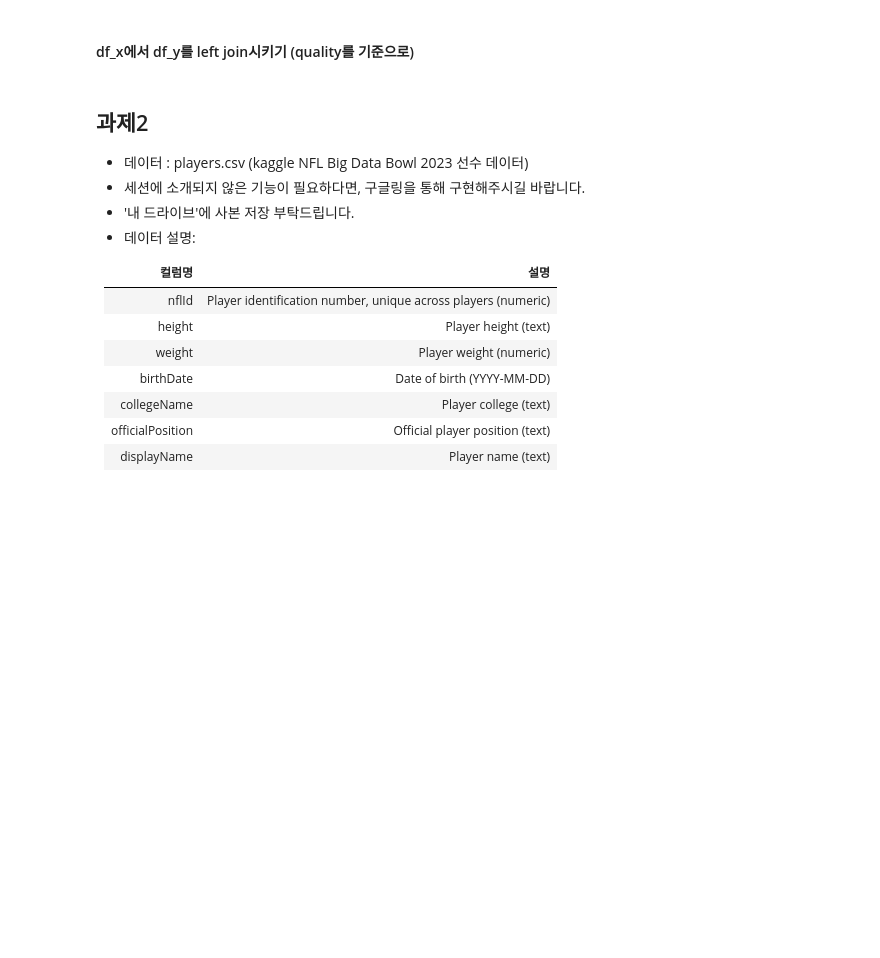
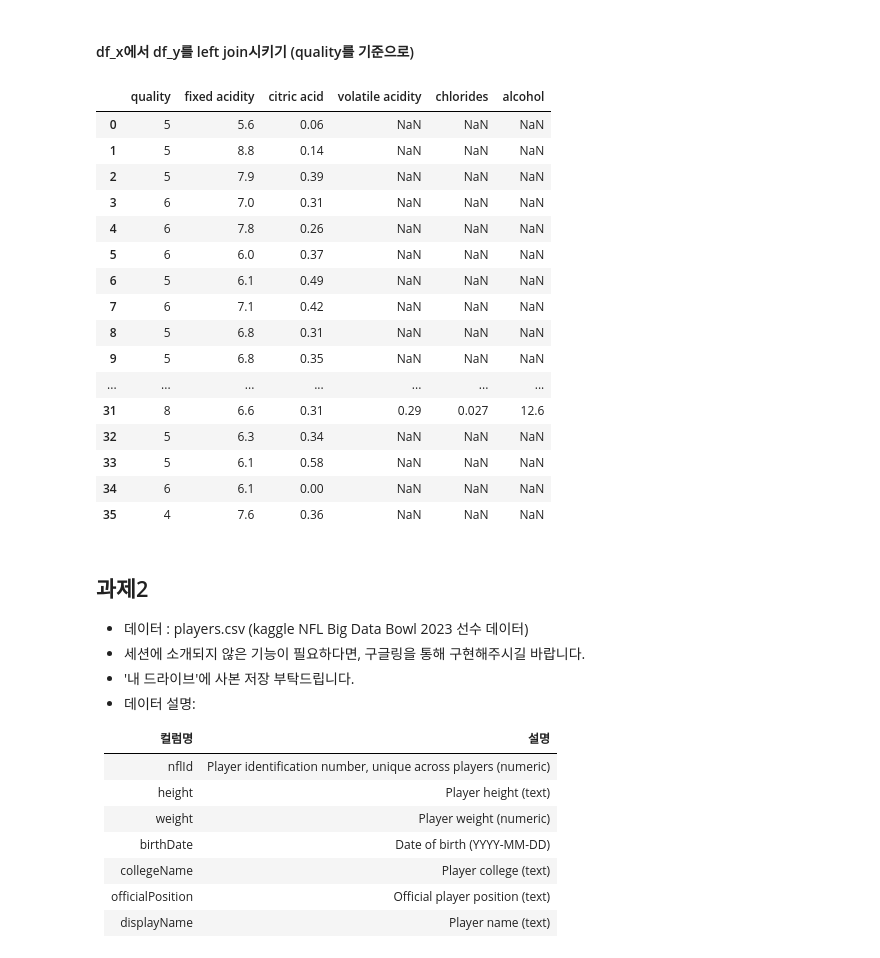
Before and after one commit to kimkimwonwon/22th_newcomer, a Jupyter notebook: 0110_Pandas_Numpy/pandas_numpy_22기 교육세션_과제의 사본.ipynb, the cells around one changed output. Cells and saved outputs as stored; diff of their text form; code cells hidden in the pictures; blank space fills up the shorter version.

```diff
--- a/0110_Pandas_Numpy/pandas_numpy_22기 교육세션_과제의 사본.ipynb
+++ b/0110_Pandas_Numpy/pandas_numpy_22기 교육세션_과제의 사본.ipynb
@@ -21,3 +22,3 @@ drive.mount('/content/gdrive')
 # %%
-data = pd.read_csv('/content/gdrive/MyDrive/~~~/wine.csv') # wine.csv: '내 드라이브'에 사본 저장 후, 경로 수정
+data = pd.read_csv('wine.csv') # wine.csv: '내 드라이브'에 사본 저장 후, 경로 수정
 data.head()
@@ -24,4 +32,5 @@ data.head()
 # %%
 # 인덱스 컬럼 드랍하기
+data.drop(columns=['index'],inplace=True)
 # %% [markdown]
 #### 데이터 shape 확인
@@ -66,5 +278,26 @@ len(df_y)
 # %% [markdown]
 #### df_x에서 df_y를 left join시키기 (quality를 기준으로)
+# %%
+left_merged = pd.merge(df_x,df_y, how='left',on='quality')
+left_merged
+# %% [output]
+|  | quality | fixed acidity | citric acid | volatile acidity | chlorides | alcohol |
+| 0 | 5 | 5.6 | 0.06 | NaN | NaN | NaN |
+| 1 | 5 | 8.8 | 0.14 | NaN | NaN | NaN |
+| 2 | 5 | 7.9 | 0.39 | NaN | NaN | NaN |
+| 3 | 6 | 7.0 | 0.31 | NaN | NaN | NaN |
+| 4 | 6 | 7.8 | 0.26 | NaN | NaN | NaN |
+| 5 | 6 | 6.0 | 0.37 | NaN | NaN | NaN |
+| 6 | 5 | 6.1 | 0.49 | NaN | NaN | NaN |
+| 7 | 6 | 7.1 | 0.42 | NaN | NaN | NaN |
+| 8 | 5 | 6.8 | 0.31 | NaN | NaN | NaN |
+| 9 | 5 | 6.8 | 0.35 | NaN | NaN | NaN |
+| ... | ... | ... | ... | ... | ... | ... |
+| 31 | 8 | 6.6 | 0.31 | 0.29 | 0.027 | 12.6 |
+| 32 | 5 | 6.3 | 0.34 | NaN | NaN | NaN |
+| 33 | 5 | 6.1 | 0.58 | NaN | NaN | NaN |
+| 34 | 6 | 6.1 | 0.00 | NaN | NaN | NaN |
+| 35 | 4 | 7.6 | 0.36 | NaN | NaN | NaN |
 # %% [markdown]
 ## 과제2
 - 데이터 : players.csv (kaggle NFL Big Data Bowl 2023 선수 데이터)
```
Also changed, not shown: parts of 23 cells of this notebook, 1 other file.
